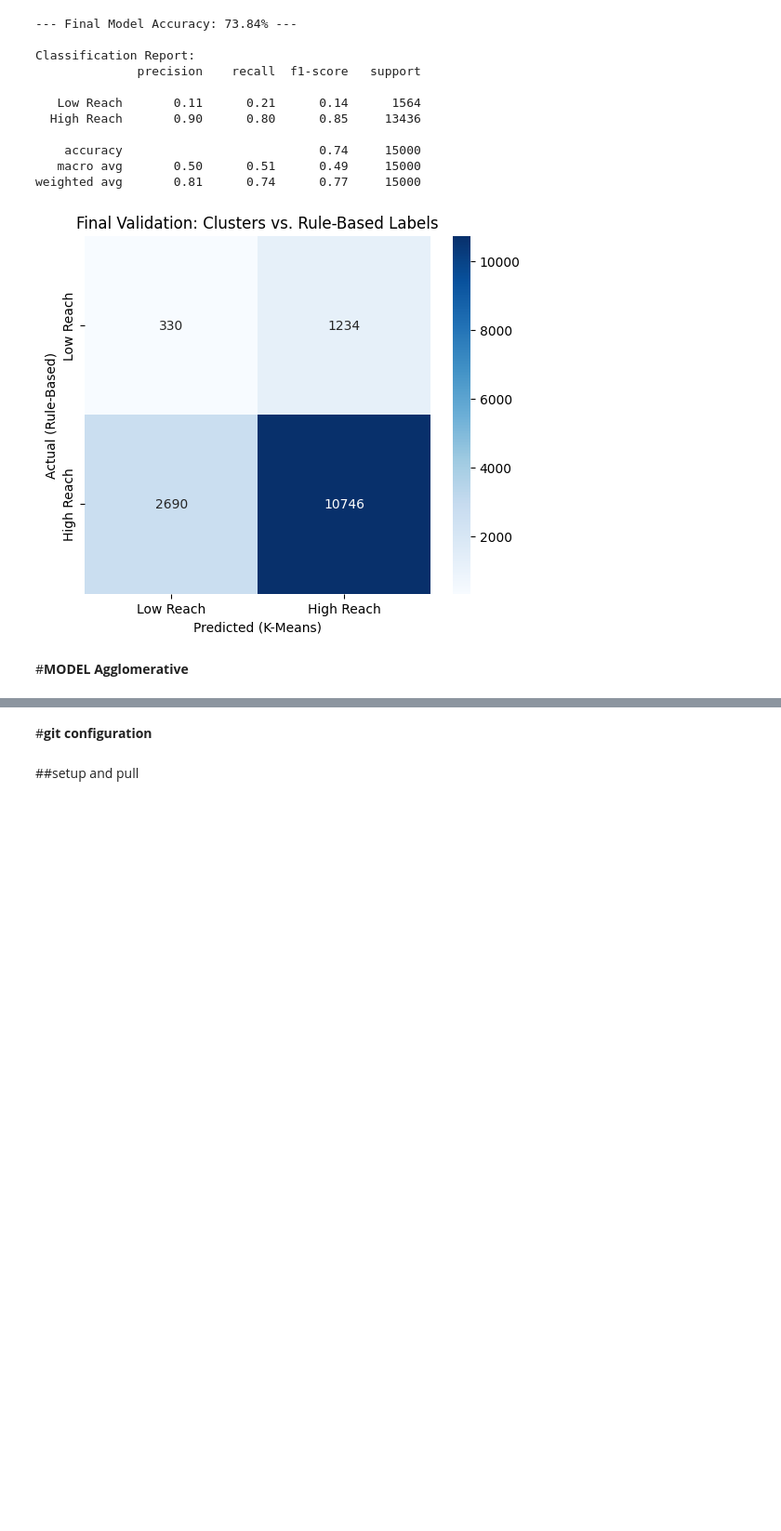
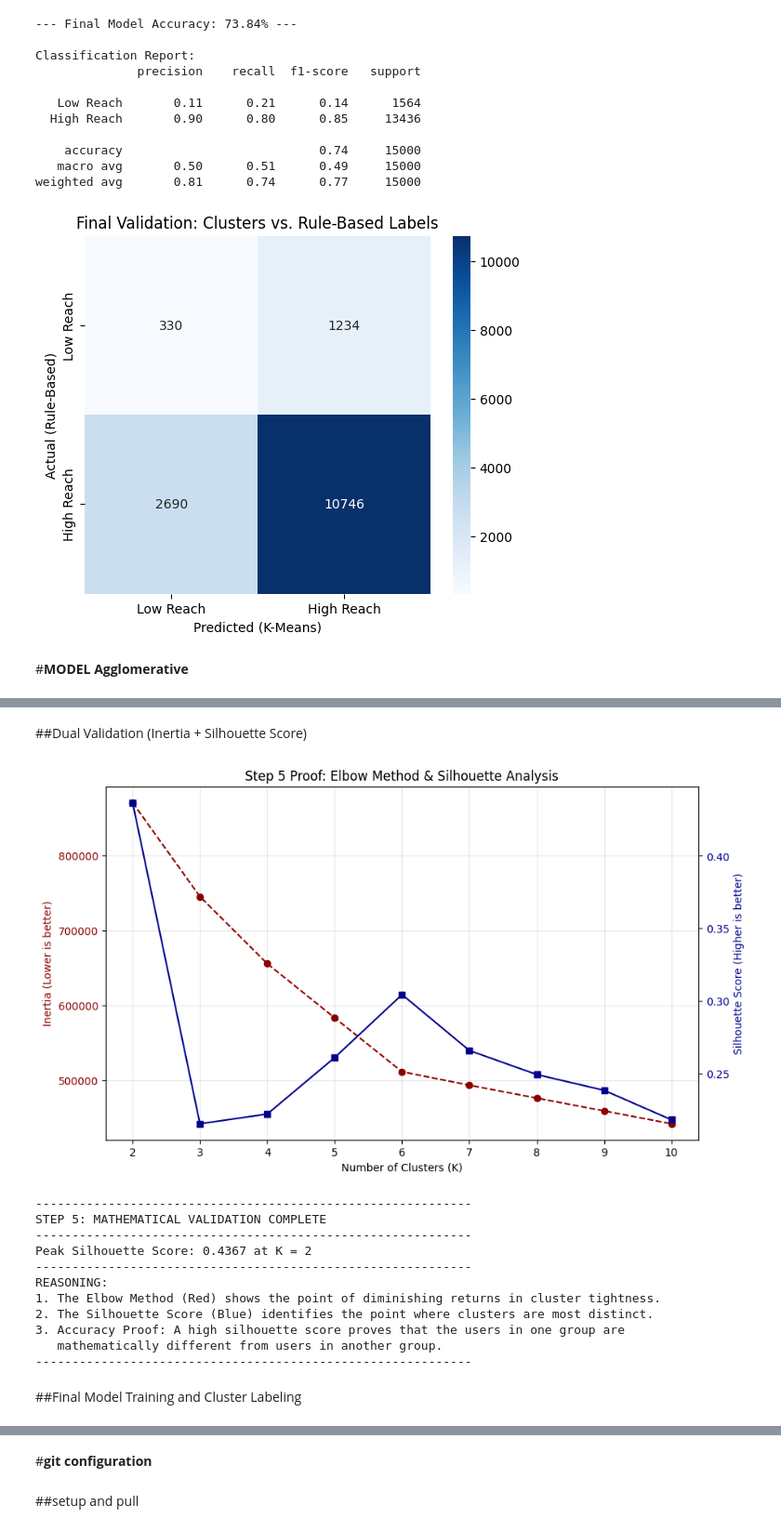
Before and after one commit to praveentecsl/High-Engagement-Content-Classification-model, a Jupyter notebook: SocialMedia_engagement.ipynb, the cells around one changed output, grey strips where cells are left out. Shown at 93% size. Drawn from its saved outputs; the diff is of its cells as text; code cells hidden in the pictures; blank space fills up the shorter version.

```diff
--- a/SocialMedia_engagement.ipynb
+++ b/SocialMedia_engagement.ipynb
@@ -181,0 +445,70 @@ weighted avg       0.81      0.74      0.77     15000
+# %% [markdown]
+##Dual Validation (Inertia + Silhouette Score)
+# %%
+from sklearn.cluster import KMeans
+from sklearn.metrics import silhouette_score
+import matplotlib.pyplot as plt
+
+# 1. Initialize storage for metrics
+inertia = []
+silhouette_avg = []
+K_range = range(2, 11) # Silhouette score requires at least 2 clusters
+
+for k in K_range:
+    kmeans = KMeans(n_clusters=k, init='k-means++', random_state=42, n_init=10)
+    cluster_labels = kmeans.fit_predict(X_train_scaled)
+
+    # Calculate Inertia (Elbow)
+    inertia.append(kmeans.inertia_)
+
+    # Calculate Silhouette Score
+    score = silhouette_score(X_train_scaled, cluster_labels)
+    silhouette_avg.append(score)
+
+# 2. VISUAL PROOF: Dual-Axis Plot
+fig, ax1 = plt.subplots(figsize=(10, 6))
+
+# Plotting Inertia (Elbow)
+ax1.set_xlabel('Number of Clusters (K)')
+ax1.set_ylabel('Inertia (Lower is better)', color='darkred')
+ax1.plot(K_range, inertia, marker='o', linestyle='--', color='darkred', label='Inertia')
+ax1.tick_params(axis='y', labelcolor='darkred')
+
+# Creating a second axis for Silhouette Score
+ax2 = ax1.twinx()
+ax2.set_ylabel('Silhouette Score (Higher is better)', color='darkblue')
+ax2.plot(K_range, silhouette_avg, marker='s', linestyle='-', color='darkblue', label='Silhouette Score')
+ax2.tick_params(axis='y', labelcolor='darkblue')
+
+plt.title("Step 5 Proof: Elbow Method & Silhouette Analysis")
+ax1.grid(True, alpha=0.3)
+plt.show()
+
+# 3. RESULT MESSAGE
+best_k = K_range[np.argmax(silhouette_avg)]
+print("-" * 60)
+print("STEP 5: MATHEMATICAL VALIDATION COMPLETE")
+print("-" * 60)
+print(f"Peak Silhouette Score: {max(silhouette_avg):.4f} at K = {best_k}")
+print("-" * 60)
+print("REASONING:")
+print("1. The Elbow Method (Red) shows the point of diminishing returns in cluster tightness.")
+print("2. The Silhouette Score (Blue) identifies the point where clusters are most distinct.")
+print("3. Accuracy Proof: A high silhouette score proves that the users in one group are ")
+print("   mathematically different from users in another group.")
+print("-" * 60)
+# %% [output]
+[figure, added]
+------------------------------------------------------------
+STEP 5: MATHEMATICAL VALIDATION COMPLETE
+------------------------------------------------------------
+Peak Silhouette Score: 0.4367 at K = 2
+------------------------------------------------------------
+REASONING:
+1. The Elbow Method (Red) shows the point of diminishing returns in cluster tightness.
+2. The Silhouette Score (Blue) identifies the point where clusters are most distinct.
+3. Accuracy Proof: A high silhouette score proves that the users in one group are
+   mathematically different from users in another group.
+------------------------------------------------------------
+# %% [markdown]
+##Final Model Training and Cluster Labeling
```
Also changed, not shown: parts of 20 cells of this notebook.
